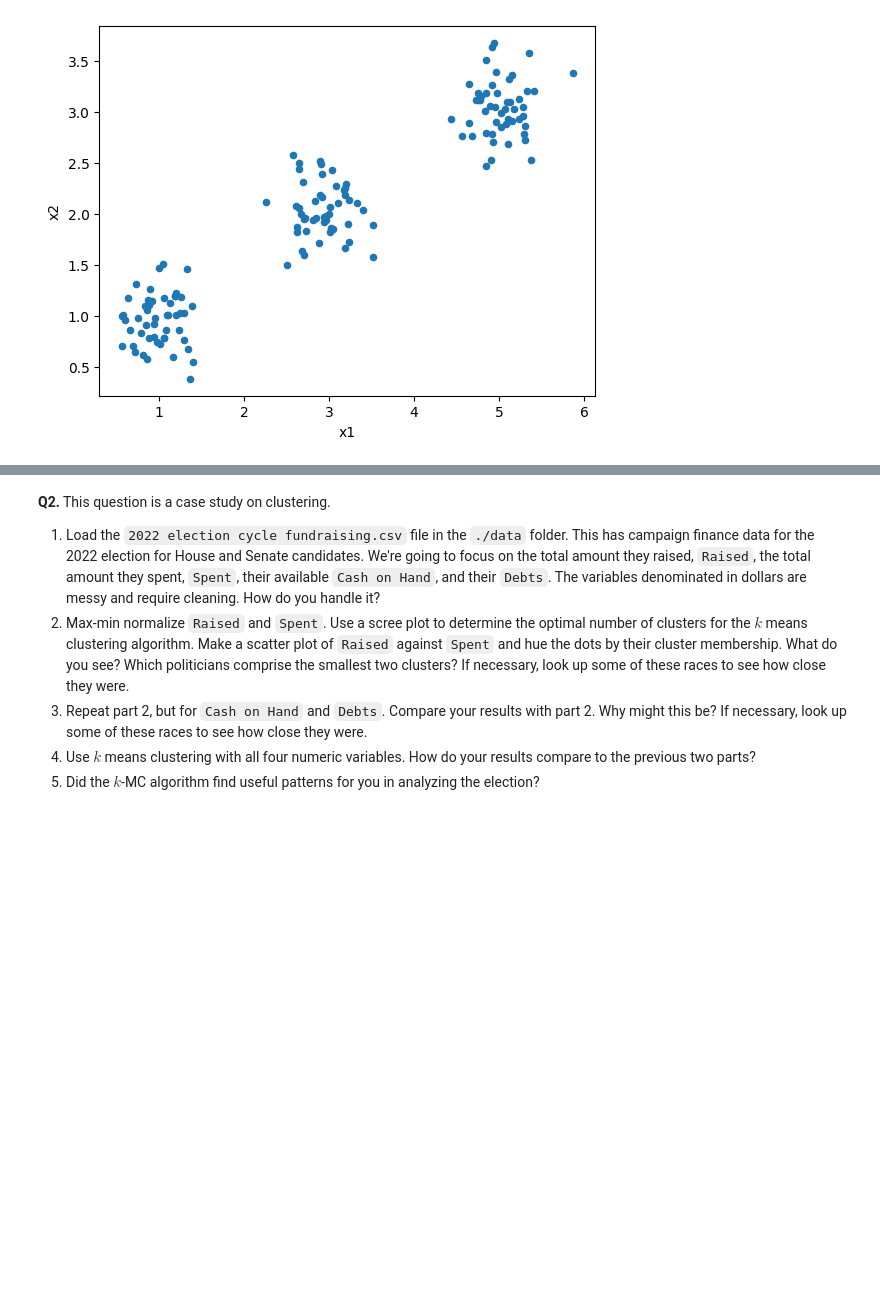
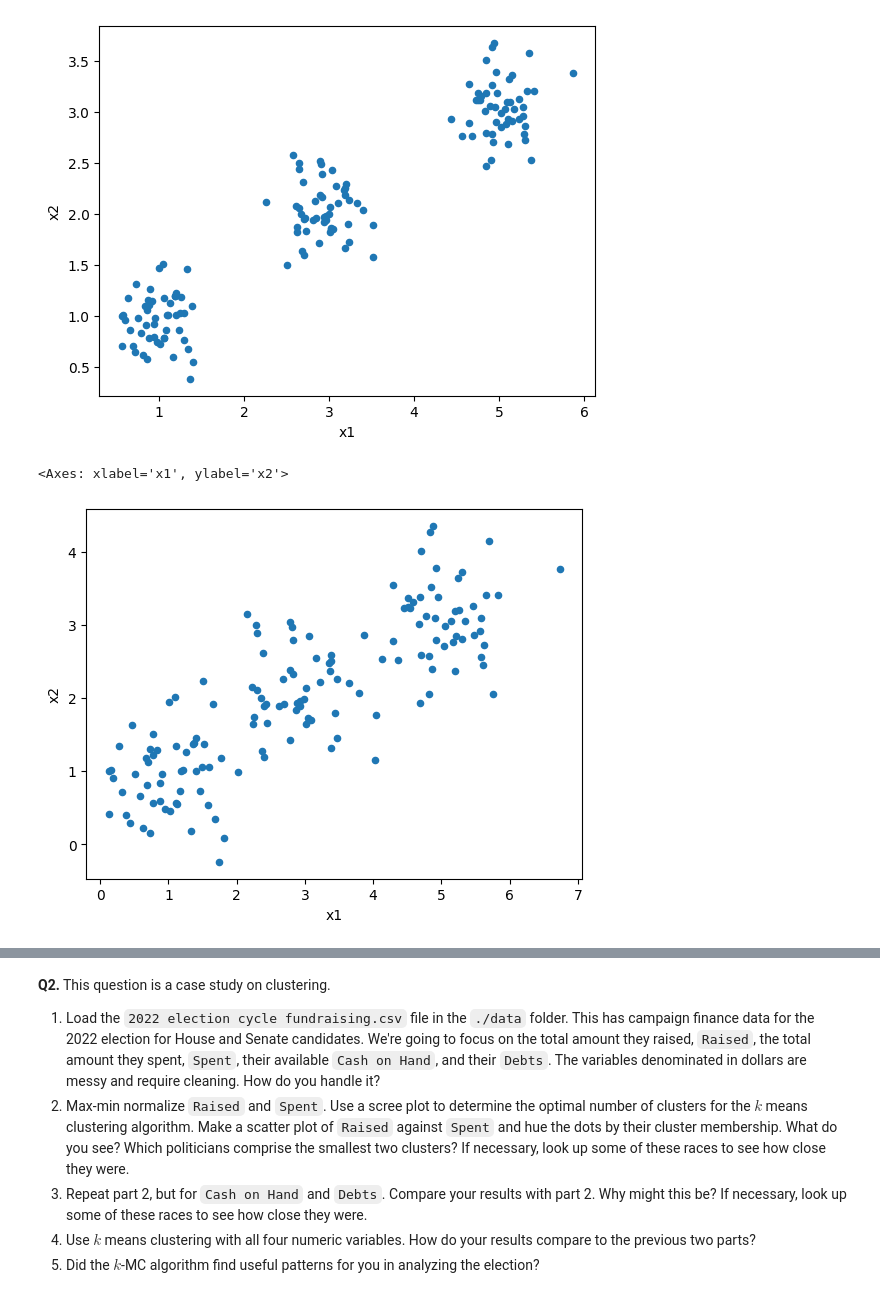
Before and after one commit to Nithil-Suresh/clustering, a Jupyter notebook: assignment/assignment_clustering.ipynb, the cells around one changed output, grey strips where cells are left out. Cells and saved outputs as stored; diff of their text form; code cells hidden in the pictures; blank space fills up the shorter version.

```diff
--- a/assignment/assignment_clustering.ipynb
+++ b/assignment/assignment_clustering.ipynb
@@ -83,3 +83,8 @@ df0_25.plot.scatter(x='x1', y='x2')
 # %% [output]
 <Axes: xlabel='x1', ylabel='x2'>
 [figure]
+# %%
+df0_5.plot.scatter(x='x1', y='x2')
+# %% [output]
+<Axes: xlabel='x1', ylabel='x2'>
+[figure, added]
```
Also changed, not shown: parts of 5 cells of this notebook.
